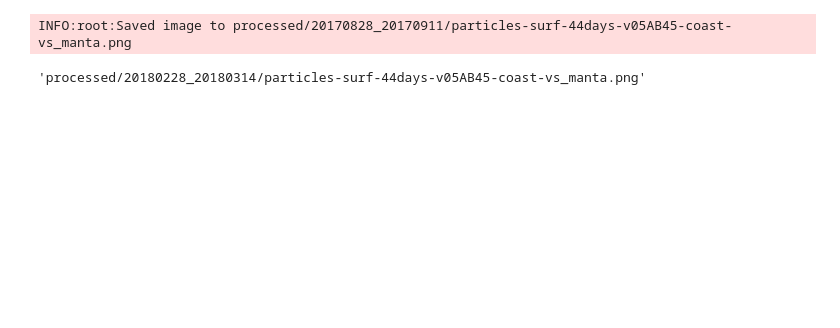
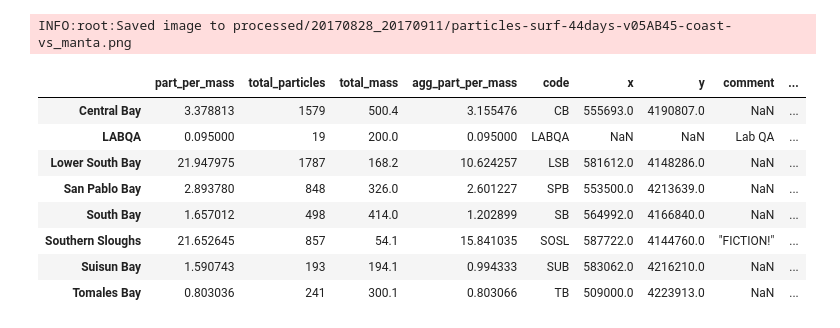
Before and after one commit to rustychris/microplastic_sfbay, a Jupyter notebook: postprocess/conc_plots.ipynb, the cells around one changed output. Cells and saved outputs as stored; diff of their text form; code cells hidden in the pictures; blank space fills up the shorter version.

Commit message:
Comparison to sed data

```diff
--- a/postprocess/conc_plots.ipynb
+++ b/postprocess/conc_plots.ipynb
@@ -553,7 +538,17 @@ INFO:root:Saved image to processed/20180228_20180314/particles-surf-44days-v05AB
 [interactive output not drawn]
 [interactive output not drawn]
 INFO:root:Saved image to processed/20170828_20170911/particles-surf-44days-v05AB45-coast-vs_manta.png
-# %%
-img_fn
-# %% [output]
-'processed/20180228_20180314/particles-surf-44days-v05AB45-coast-vs_manta.png'
+# %%
+sed=pd.read_csv('sed_data_grouped.csv',index_col=0)
+sed['name']=sed.index.values
+sed
+# %% [output]
+|  | part_per_mass | total_particles | total_mass | agg_part_per_mass | code | x | y | comment | ... |
+| Central Bay | 3.378813 | 1579 | 500.4 | 3.155476 | CB | 555693.0 | 4190807.0 | NaN | ... |
+| LABQA | 0.095000 | 19 | 200.0 | 0.095000 | LABQA | NaN | NaN | Lab QA | ... |
+| Lower South Bay | 21.947975 | 1787 | 168.2 | 10.624257 | LSB | 581612.0 | 4148286.0 | NaN | ... |
+| San Pablo Bay | 2.893780 | 848 | 326.0 | 2.601227 | SPB | 553500.0 | 4213639.0 | NaN | ... |
+| South Bay | 1.657012 | 498 | 414.0 | 1.202899 | SB | 564992.0 | 4166840.0 | NaN | ... |
+| Southern Sloughs | 21.652645 | 857 | 54.1 | 15.841035 | SOSL | 587722.0 | 4144760.0 | "FICTION!" | ... |
+| Suisun Bay | 1.590743 | 193 | 194.1 | 0.994333 | SUB | 583062.0 | 4216210.0 | NaN | ... |
+| Tomales Bay | 0.803036 | 241 | 300.1 | 0.803066 | TB | 509000.0 | 4223913.0 | NaN | ... |
```
Also changed, not shown: parts of 7 cells of this notebook.
